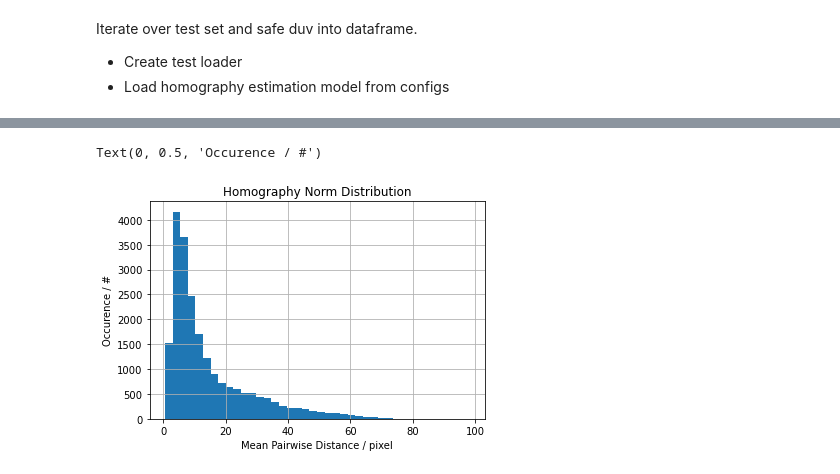
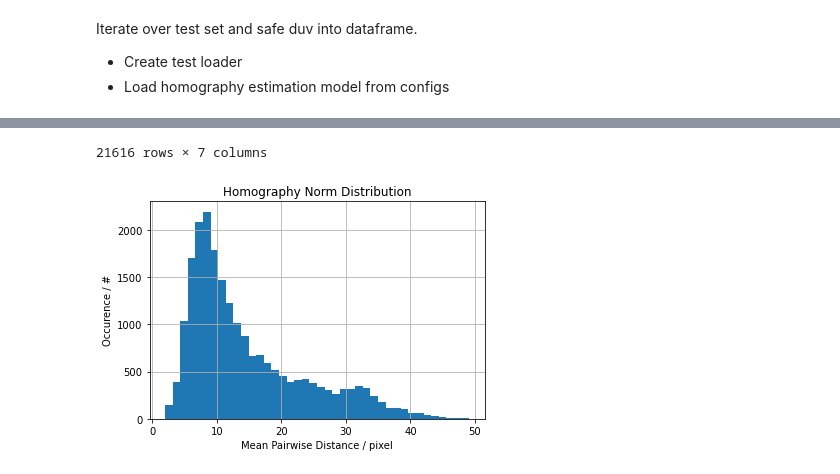
Before and after one commit to RViMLab/MICCAI2023-Camera-Motion-Prediction, a Jupyter notebook: notebooks/21_02_22_motion_statistical_analysis.ipynb, the cells around one changed output, grey strips where cells are left out. Cells and saved outputs as stored; diff of their text form; code cells hidden in the pictures.

```diff
--- a/notebooks/21_02_22_motion_statistical_analysis.ipynb
+++ b/notebooks/21_02_22_motion_statistical_analysis.ipynb
@@ -163,8 +178,14 @@ import matplotlib.pyplot as plt
 log_df = pd.read_pickle('frame_to_frame_homography_regression.pkl')
 log_df['duv_mpd'] = log_df.duv.apply(lambda x: np.linalg.norm(x, axis=1).mean())
 
-hist = log_df.duv_mpd.hist(bins=40)
+# running average
+window = 30  # corresponds to one second at 5 fps
+log_df['duv_mpd_ravg'] = log_df.duv_mpd.rolling(window).mean()
+log_df.clip_idx -= window - 1  # adjust frame index to initial frame
+
+hist = log_df.duv_mpd_ravg.hist(bins=40)
 hist.set_title('Homography Norm Distribution')
 hist.set_xlabel('Mean Pairwise Distance / pixel')
 hist.set_ylabel('Occurence / #')
+log_df
 # %% [output]
@@ -171,2 +204,2 @@ hist.set_ylabel('Occurence / #')
-Text(0, 0.5, 'Occurence / #')
+21616 rows × 7 columns
-[figure, old version]
+[figure, new version]
```
Also changed, not shown: parts of 4 cells of this notebook, 3 other files.
